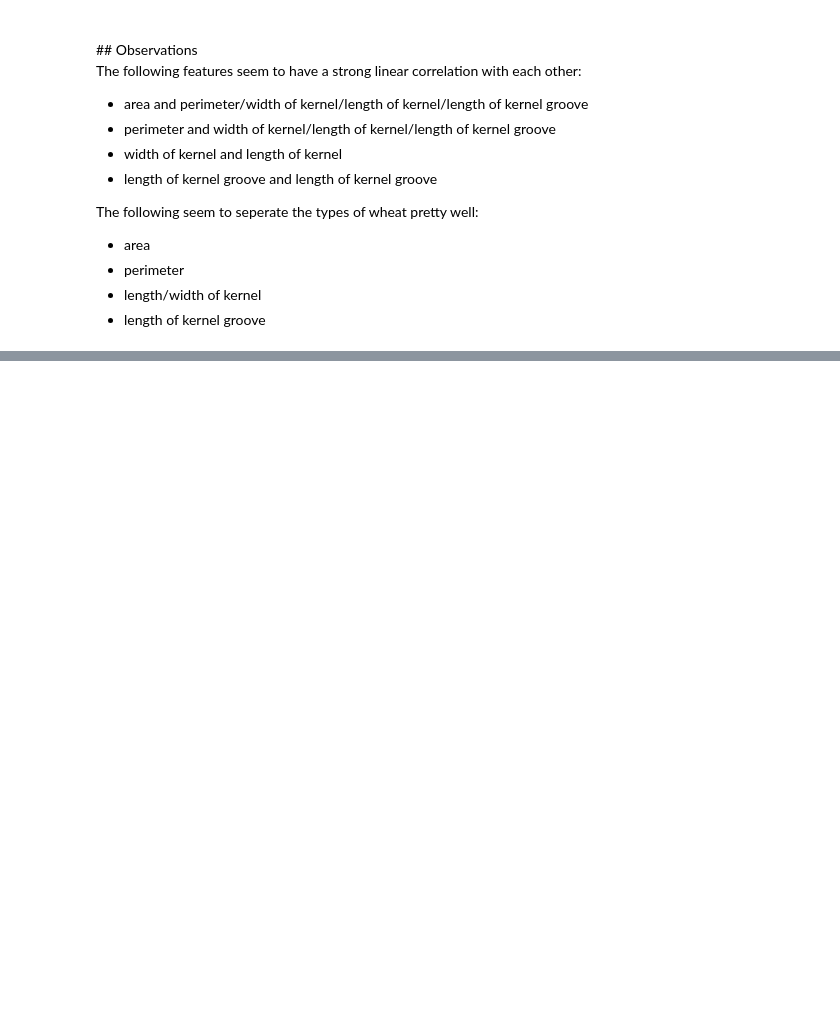
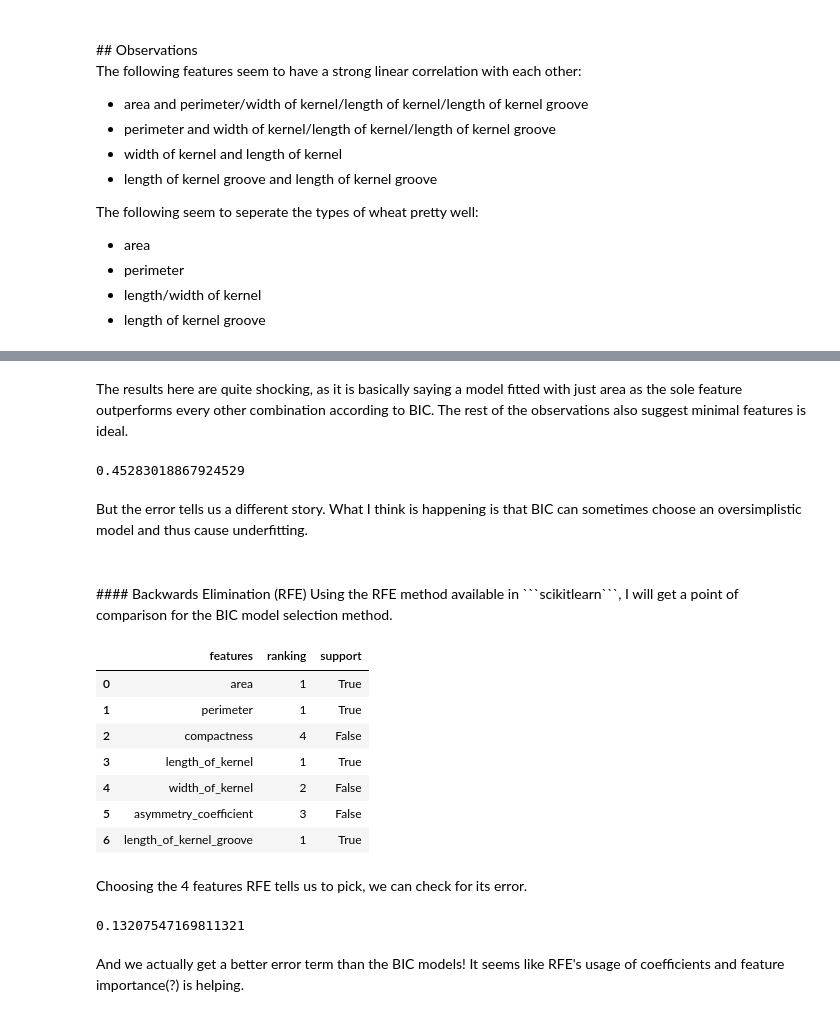
Before and after one commit to kchan23/UCI-ML-Seeds, a Jupyter notebook: 01-description.ipynb, the cells around one changed output, grey strips where cells are left out. Drawn from its saved outputs; the diff is of its cells as text; code cells hidden in the pictures; blank space fills up the shorter version.

````diff
--- a/01-description.ipynb
+++ b/01-description.ipynb
@@ -98,0 +145,6 @@ Classification via usage of ...
+# %%
+from sklearn.dummy import DummyClassifier
+from sklearn.metrics import recall_score
+dummy_classifier = DummyClassifier(strategy="most_frequent")
+dummy_classifier.fit(features_train,target_train)
+dummy_classifier.score(features_validation, target_validation)   #calculating accuracy of the dummy classifier
@@ -108,0 +194,9 @@ def BIC(log_reg_model,data,target):
+# %%
+(features_train,
+ features_validation,
+ target_train,
+ target_validation) = train_test_split(features_m2c, target_numerical, random_state=10)
+
+lrm.fit(features_train, target_train)
+target_prediction = lrm.predict(features_validation)
+accuracy(target_validation, target_prediction)
@@ -108,0 +240,58 @@ def BIC(log_reg_model,data,target):
+# %% [markdown]
+The results here are quite shocking, as it is basically saying a model fitted with just area as the sole feature outperforms every other combination according to BIC. The rest of the observations also suggest minimal features is ideal.
+# %%
+(features_train,
+ features_validation,
+ target_train,
+ target_validation) = train_test_split(features[['area']], target_numerical, random_state=10)
+
+lrm.fit(features_train, target_train)
+target_prediction = lrm.predict(features_validation)
+accuracy(target_validation, target_prediction)
+# %% [output]
+0.45283018867924529
+# %% [markdown]
+But the error tells us a different story. What I think is happening is that BIC can sometimes choose an oversimplistic model and thus cause underfitting.
+# %% [markdown]
+<br>
+#### Backwards Elimination (RFE)
+Using the RFE method available in ```scikitlearn```, I will get a point of comparison for the BIC model selection method.
+# %%
+from sklearn.feature_selection import RFE
+
+rfe = RFE(lrm, 4)
+rfe = rfe.fit(features,target)
+# %%
+d = {'features':features.columns,'support':rfe.support_,'ranking':rfe.ranking_}
+RFEdf = pd.DataFrame(data=d)
+
+# print(list(features.columns))
+# print(rfe.support_)
+# print(rfe.ranking_)
+
+RFEdf
+# %% [output]
+|  | features | ranking | support |
+| 0 | area | 1 | True |
+| 1 | perimeter | 1 | True |
+| 2 | compactness | 4 | False |
+| 3 | length_of_kernel | 1 | True |
+| 4 | width_of_kernel | 2 | False |
+| 5 | asymmetry_coefficient | 3 | False |
+| 6 | length_of_kernel_groove | 1 | True |
+# %% [markdown]
+Choosing the 4 features RFE tells us to pick, we can check for its error.
+# %%
+(features_train,
+ features_validation,
+ target_train,
+ target_validation) = train_test_split(features[['area','perimeter','length_of_kernel','length_of_kernel_groove']], target_numerical, random_state=10)
+
+lrm.fit(features_train, target_train)
+target_prediction = lrm.predict(features_validation)
+accuracy(target_validation, target_prediction)
+# lrm.score(features_train,target_train)
+# %% [output]
+0.13207547169811321
+# %% [markdown]
+And we actually get a better error term than the BIC models! It seems like RFE's usage of coefficients and feature importance(?) is helping.
````
Also changed, not shown: parts of 32 cells of this notebook, 1 other file.
